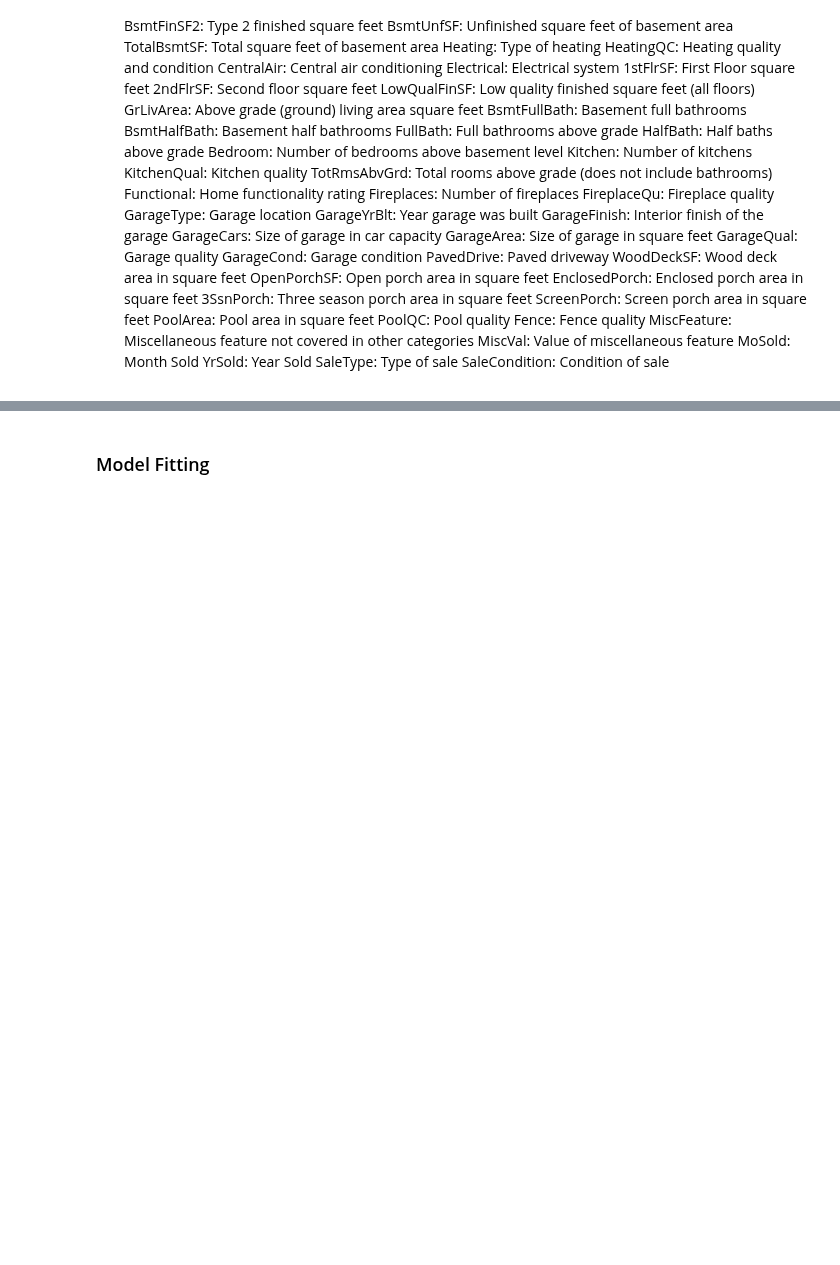
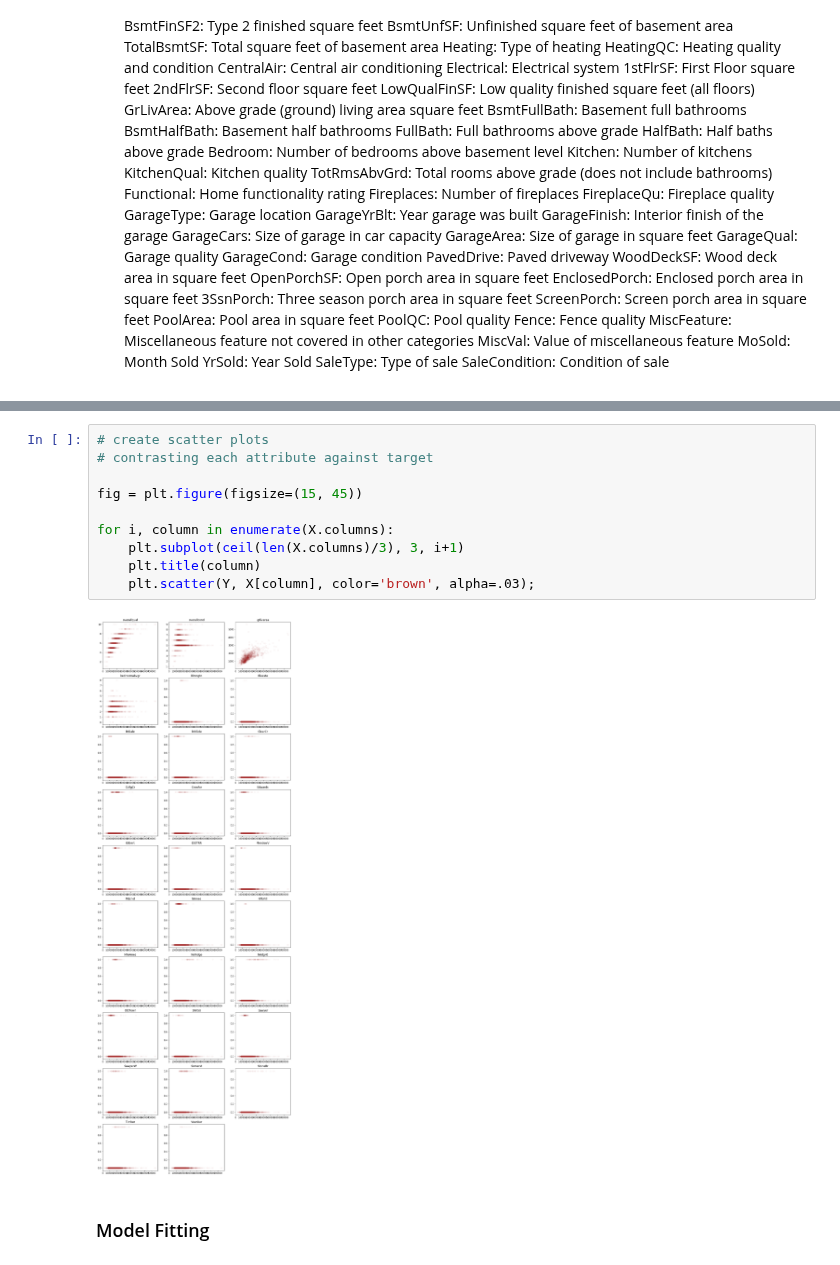
Before and after one commit to mrkjhsn/Thinkful-Exercises, a Jupyter notebook: linear_regression_housing_prices.ipynb, the cells around one changed output, grey strips where cells are left out. Drawn from its saved outputs; the diff is of its cells as text; blank space fills up the shorter version.

```diff
--- a/linear_regression_housing_prices.ipynb
+++ b/linear_regression_housing_prices.ipynb
@@ -225,3 +206,15 @@ pd.concat([house_features, pd.get_dummies(house_prices.neighborhood)], axis=1).h
+# %%
+# create scatter plots
+# contrasting each attribute against target
+
+fig = plt.figure(figsize=(15, 45))
+
+for i, column in enumerate(X.columns):
+    plt.subplot(ceil(len(X.columns)/3), 3, i+1)
+    plt.title(column)
+    plt.scatter(Y, X[column], color='brown', alpha=.03);
+# %% [output]
+[figure, added]
 # %% [markdown]
 ### Model Fitting
 # %%
```
Also changed, not shown: parts of 32 cells of this notebook.
